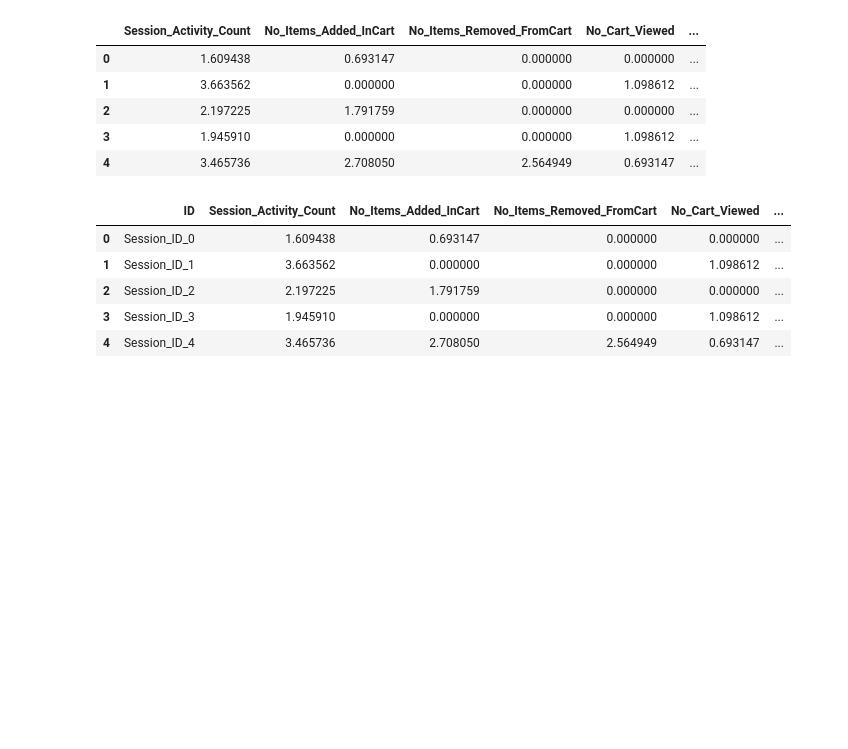
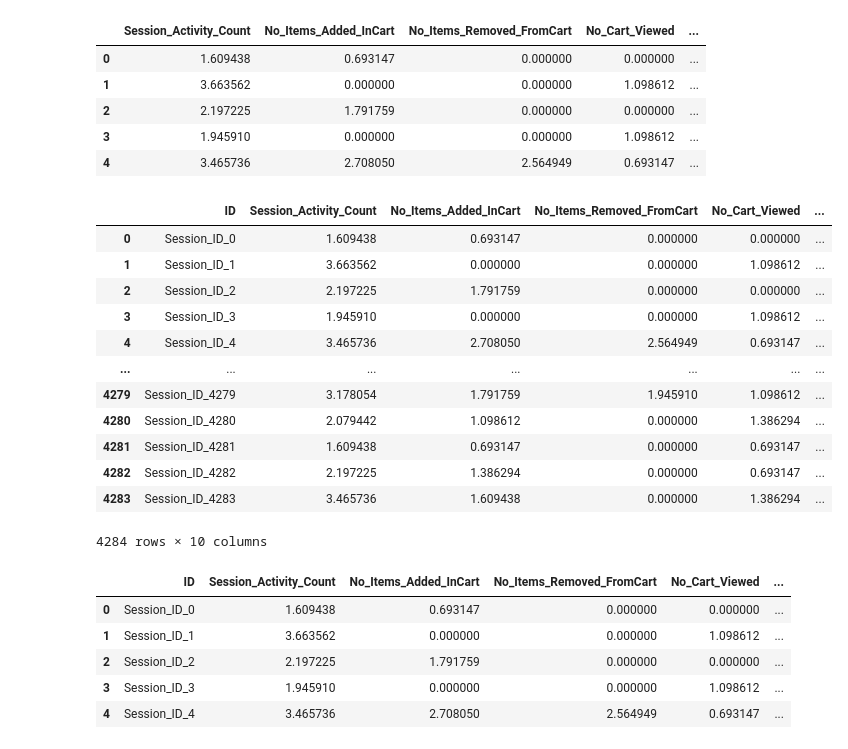
Before and after one commit to ridovci/Customer-Abandonment-Analysis, a Jupyter notebook: main.ipynb, the cells around one changed output. Cells and saved outputs as stored; diff of their text form; code cells hidden in the pictures; blank space fills up the shorter version.

```diff
--- a/main.ipynb
+++ b/main.ipynb
@@ -296,9 +296,24 @@ df_scaled_boxcox.head(5)
 # %%
 # The 'df_scaled_boxcox' DataFrame will have a column containing the 'ID' column and the 'ID' column is set as the DataFrame's index.
 # In this way, the 'ID' column becomes an index used to access data.
 df_scaled_boxcox["ID"]=data.ID
 df_scaled_boxcox.set_index('ID',inplace=True)
 df_scaled_boxcox.reset_index(inplace=True)
+df_scaled_boxcox
+# %% [output]
+|  | ID | Session_Activity_Count | No_Items_Added_InCart | No_Items_Removed_FromCart | No_Cart_Viewed | ... |
+| 0 | Session_ID_0 | 1.609438 | 0.693147 | 0.000000 | 0.000000 | ... |
+| 1 | Session_ID_1 | 3.663562 | 0.000000 | 0.000000 | 1.098612 | ... |
+| 2 | Session_ID_2 | 2.197225 | 1.791759 | 0.000000 | 0.000000 | ... |
+| 3 | Session_ID_3 | 1.945910 | 0.000000 | 0.000000 | 1.098612 | ... |
+| 4 | Session_ID_4 | 3.465736 | 2.708050 | 2.564949 | 0.693147 | ... |
+| ... | ... | ... | ... | ... | ... | ... |
+| 4279 | Session_ID_4279 | 3.178054 | 1.791759 | 1.945910 | 1.098612 | ... |
+| 4280 | Session_ID_4280 | 2.079442 | 1.098612 | 0.000000 | 1.386294 | ... |
+| 4281 | Session_ID_4281 | 1.609438 | 0.693147 | 0.000000 | 0.693147 | ... |
+| 4282 | Session_ID_4282 | 2.197225 | 1.386294 | 0.000000 | 0.693147 | ... |
+| 4283 | Session_ID_4283 | 3.465736 | 1.609438 | 0.000000 | 1.386294 | ... |
+4284 rows × 10 columns
 # %%
 # The 'df_scaled_boxcox' DataFrame is combined with the 'cat' DataFrame.
 # The 'join()' method is used to join two DataFrames.
```
Also changed, not shown: parts of 9 cells of this notebook.
